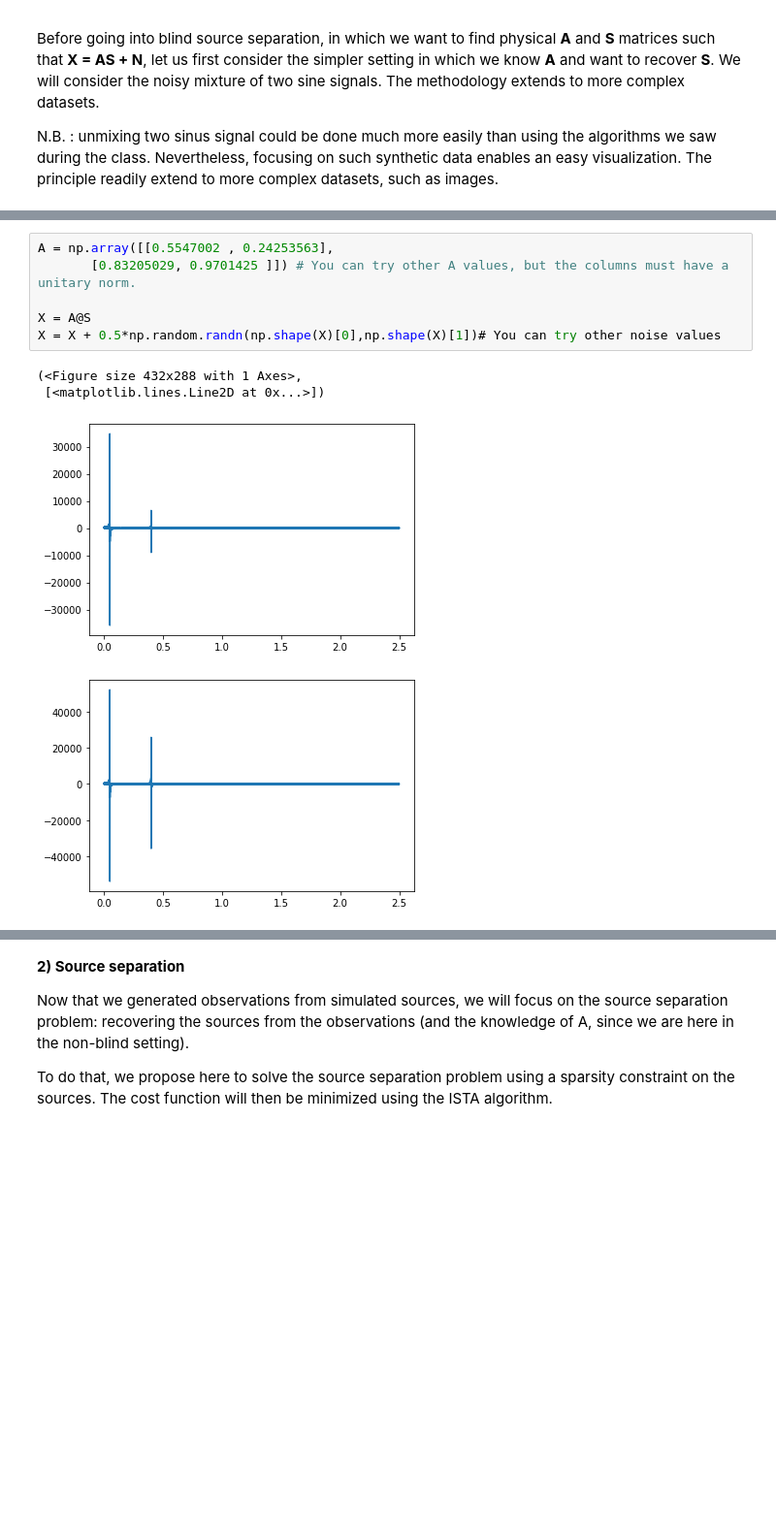
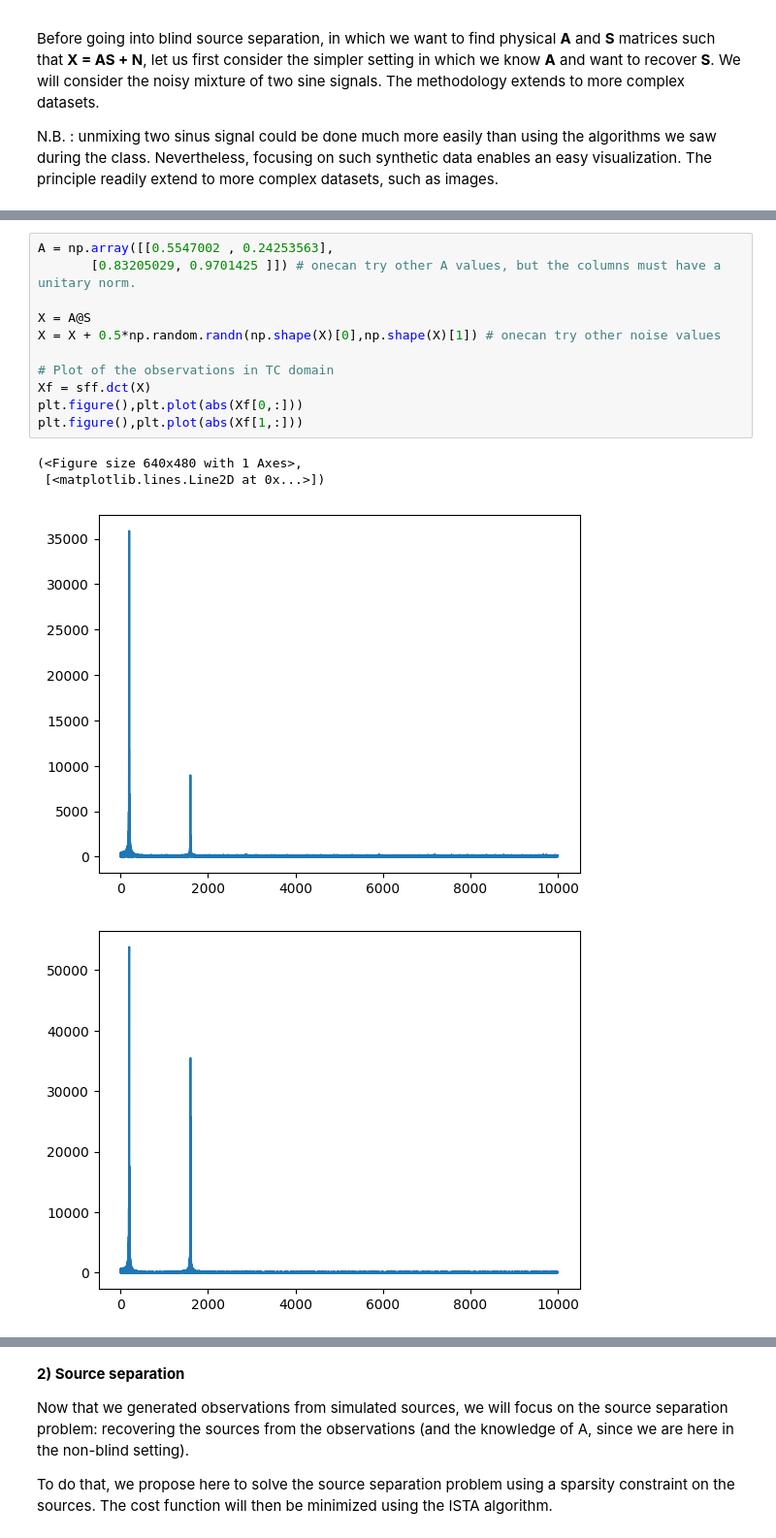
Before and after one commit to dftorresro/IMA207---TP1-Imagerie-hyperspectrale, a Jupyter notebook: TP1_IMA207_sans_correction_2023.ipynb, the cells around one changed output, grey strips where cells are left out. Shown at 97% size. Saved outputs shown, nothing was run; the diff lists cells and outputs as text; blank space fills up the shorter version.

```diff
--- a/TP1_IMA207_sans_correction_2023.ipynb
+++ b/TP1_IMA207_sans_correction_2023.ipynb
@@ -140,12 +192,17 @@ Plot the mixtures. Explain what you see.
 Compute the DCT of X. Plot it and explain. Which caracteristic of the DCT will we use to recover the sources?
 # %%
 A = np.array([[0.5547002 , 0.24253563],
-       [0.83205029, 0.9701425 ]]) # You can try other A values, but the columns must have a unitary norm.
+       [0.83205029, 0.9701425 ]]) # onecan try other A values, but the columns must have a unitary norm.
 
 X = A@S
-X = X + 0.5*np.random.randn(np.shape(X)[0],np.shape(X)[1])# You can try other noise values
+X = X + 0.5*np.random.randn(np.shape(X)[0],np.shape(X)[1]) # onecan try other noise values
+
+# Plot of the observations in TC domain
+Xf = sff.dct(X)
+plt.figure(),plt.plot(abs(Xf[0,:]))
+plt.figure(),plt.plot(abs(Xf[1,:]))
 # %% [output]
-(<Figure size 432x288 with 1 Axes>,
+(<Figure size 640x480 with 1 Axes>,
  [<matplotlib.lines.Line2D at 0x...>])
-[figure, old version]
+[figure, new version]
-[figure, old version]
+[figure, new version]
```
Also changed, not shown: parts of 43 cells of this notebook.
